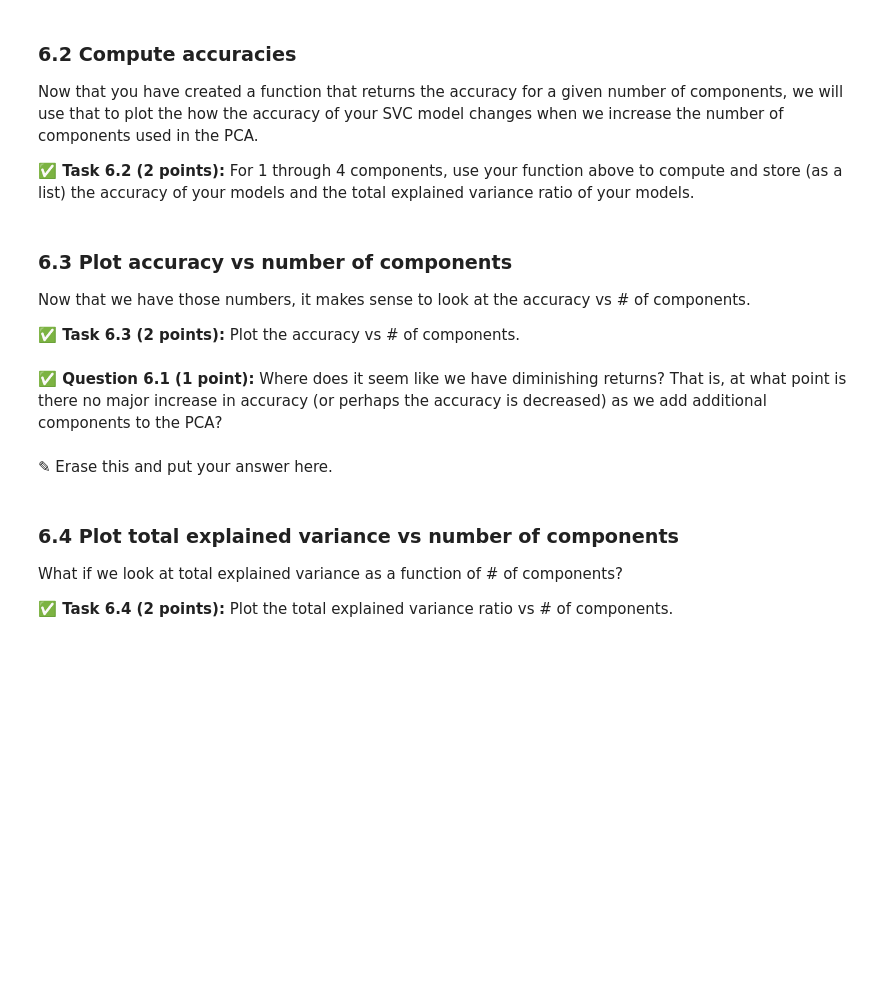
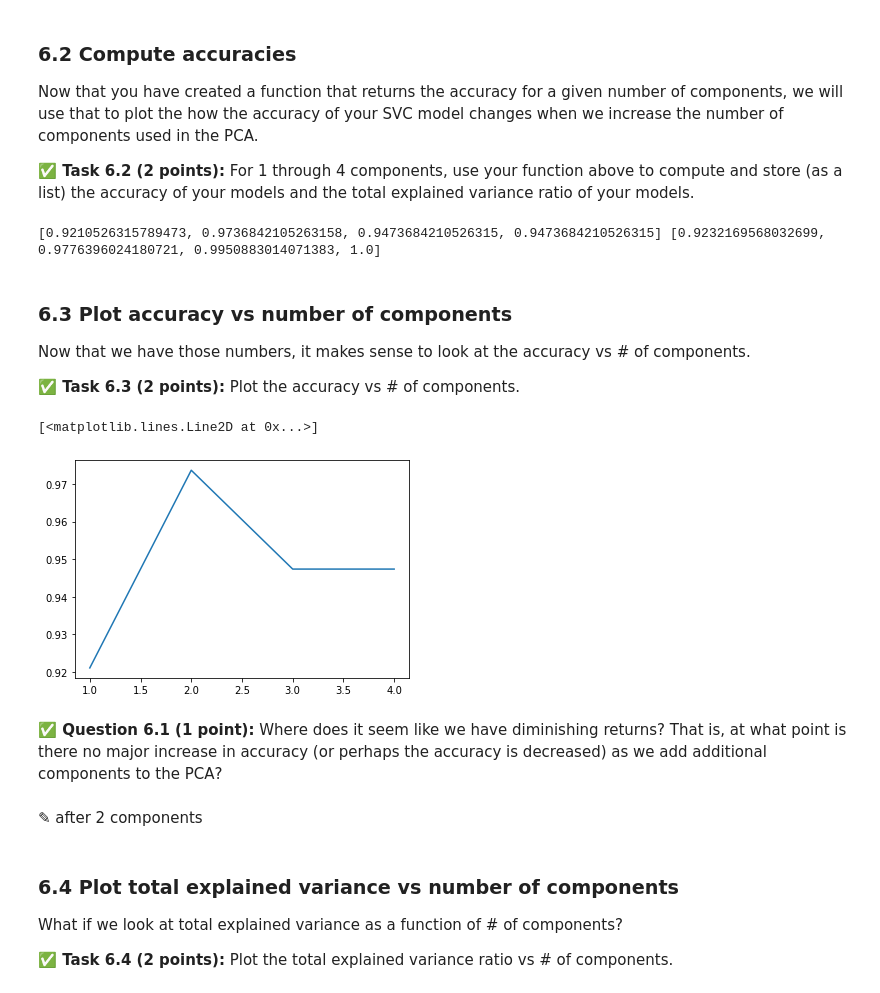
Before and after one commit to ahmedtawakol/cmse202-s21-turnin, a Jupyter notebook: hw-05/HW-05_SVMandPCA-STUDENT.ipynb, the cells around one changed output. Cells and saved outputs as stored; diff of their text form; code cells hidden in the pictures; blank space fills up the shorter version.

```diff
--- a/hw-05/HW-05_SVMandPCA-STUDENT.ipynb
+++ b/hw-05/HW-05_SVMandPCA-STUDENT.ipynb
@@ -415,3 +412,19 @@ and it will return the accuracy score for an SVC model fit to pca transformed fe
+# %%
+def improv(n_components, train_vectors, test_vectors, train_labels, test_labels):
+
+    f = PCA(n_components = n_components)
+    f.fit(train_vectors,train_labels)
+
+    f_train_vectors = f.transform(train_vectors)
+    f_test_vectors = f.transform(test_vectors)
+
+    z = SVC(C = 10, gamma = 1e-06, kernel = 'linear')
+    z.fit(f_train_vectors, train_labels)
+    pre_labels = z.predict(f_test_vectors)
+
+    score = accuracy_score(test_labels, pre_labels)
+    ratio = sum(f.explained_variance_ratio_)
+    return score, ratio
 # %% [markdown]
 ### 6.2 Compute accuracies
 
@@ -423,3 +434,13 @@ Now that you have created a function that returns the accuracy for a given numbe
+# %%
+tests = []
+rat = []
+for i in range(1,5):
+    accuracy , ratio = improv(i,train_vectors, test_vectors, train_labels, test_labels)
+    tests.append(accuracy)
+    rat.append(ratio)
+print(tests, rat)
+# %% [output]
+[0.9210526315789473, 0.9736842105263158, 0.9473684210526315, 0.9473684210526315] [0.9232169568032699, 0.9776396024180721, 0.9950883014071383, 1.0]
 # %% [markdown]
 ### 6.3 Plot accuracy vs number of components
 
@@ -431,7 +450,13 @@ Now that we have those numbers, it makes sense to look at the accuracy vs # of c
+# %%
+nc = [1,2,3,4]
+plt.plot(nc, tests)
+# %% [output]
+[<matplotlib.lines.Line2D at 0x...>]
+[figure, added]
 # %% [markdown]
 **&#9989; Question 6.1 (1 point):** Where does it seem like we have diminishing returns? That is, at what point is there no major increase in accuracy (or perhaps the accuracy is decreased) as we add additional components to the PCA?
 # %% [markdown]
-<font size=+3>&#9998;</font> Erase this and put your answer here.
+<font size=+3>&#9998;</font> after 2 components
 # %% [markdown]
 ### 6.4 Plot total explained variance vs number of components
 
```
Also changed, not shown: parts of 15 cells of this notebook.
